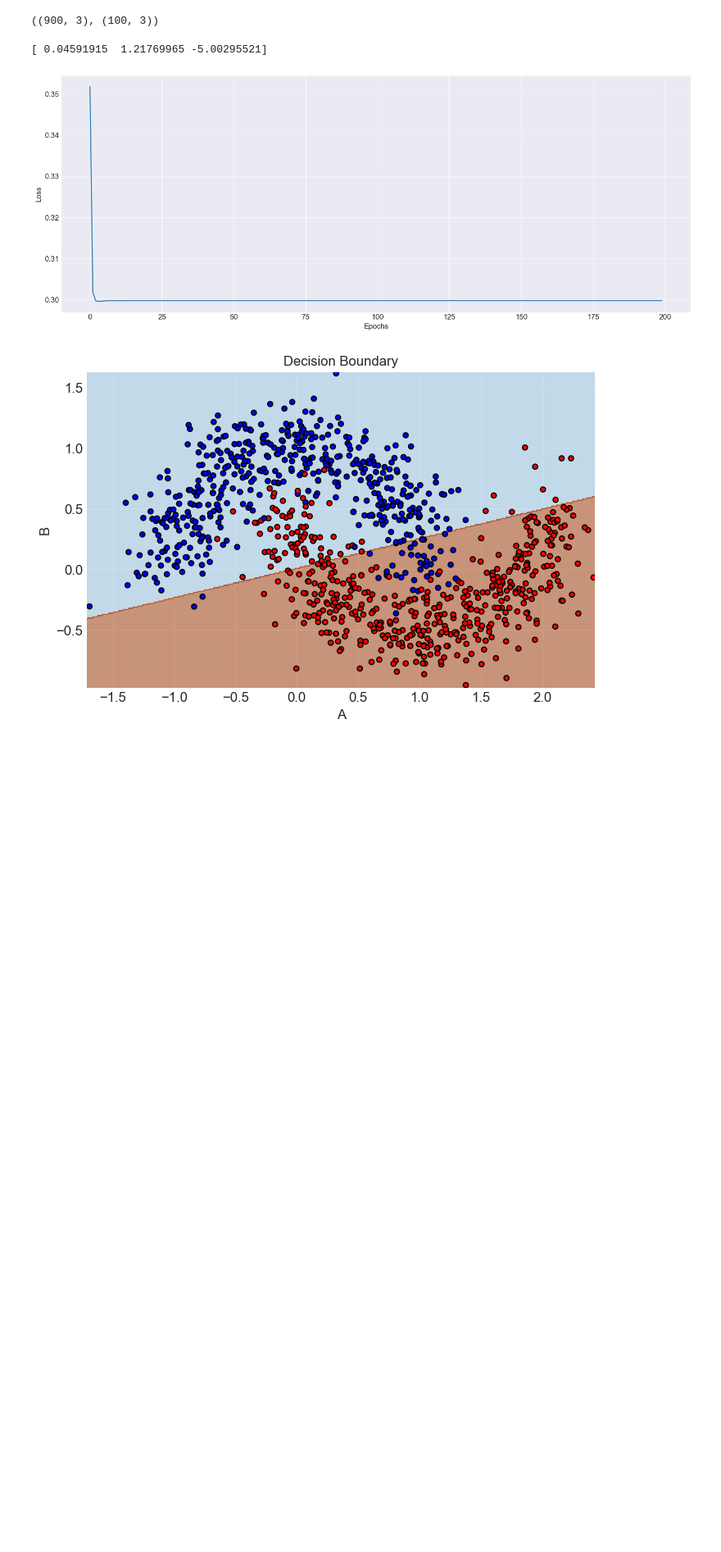
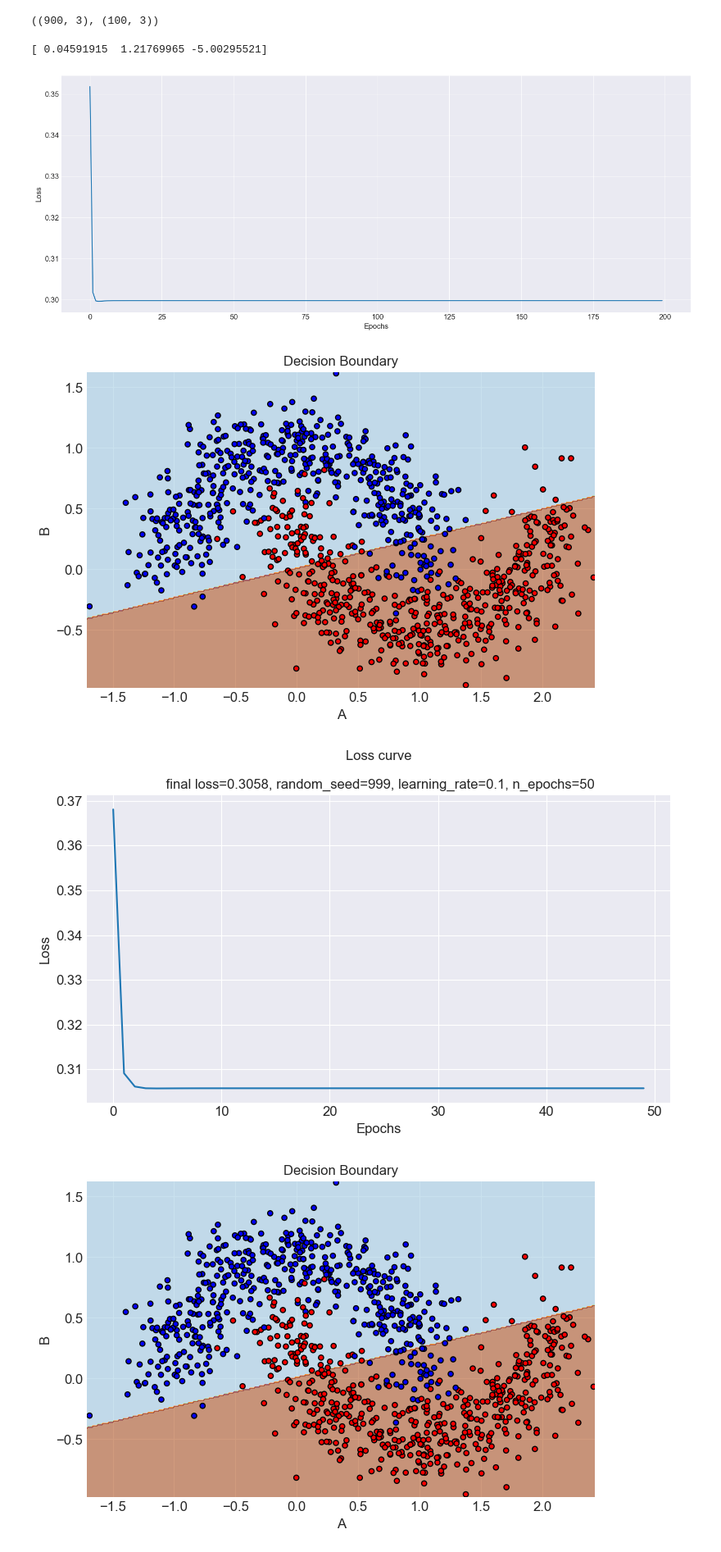
Before and after one commit to DAI-ai-code/DNN, a Jupyter notebook: asg/submissions/Agrim_8004_A02.ipynb, the cells around one changed output. Shown at 82% size. Cells and saved outputs as stored; diff of their text form; code cells hidden in the pictures; blank space fills up the shorter version.

```diff
--- a/asg/submissions/Agrim_8004_A02.ipynb
+++ b/asg/submissions/Agrim_8004_A02.ipynb
@@ -150,7 +156,7 @@ plt.show()
 [figure]
 # %%
 # Function to plot decision boundary
-def fn_plot_decision_boundary():
+def fn_plot_decision_boundary(X):
 
     # Initialize the figure with specified dimensions
     fig, ax = plt.subplots( figsize=(8, 5) )
@@ -208,2 +214,36 @@ fn_plot_decision_boundary()
 # %% [output]
 [figure]
+# %%
+# function to see possible outputs for varying parameters
+
+def single_layer_perceptron(random_seed:int, learning_rate:float, n_epochs:int):
+
+    rng = np.random.default_rng(seed=random_seed) # setting random number generator
+    epochs = np.arange(n_epochs)
+    # creating data
+    X, y = make_moons(n_samples=N_SAMPLES, shuffle=True, noise=NOISE, random_state=RANDOM_STATE)
+    # Making a dataframe
+    data_df = pd.DataFrame(X, columns=['A', 'B'])
+    data_df['target'] = y
+    # splitting data into train and test sets
+    data_train, data_test = train_test_split(data_df, random_state=random_seed,test_size=TEST_SIZE)
+    data_train, data_test = data_train.to_numpy(), data_test.to_numpy()
+    # training model on training data
+    train_loss, trained_weights = train_weights(data_train, alpha=learning_rate, n_epoch=n_epochs)
+
+    # plotting loss curve
+    plt.figure(figsize=(8, 5))
+    plt.plot(epochs, train_loss)
+    plt.xlabel('Epochs')
+    plt.ylabel('Loss')
+    plt.title(f'Loss curve\n\n final loss={train_loss[-1]:.4f}, random_seed={random_seed}, learning_rate={learning_rate}, n_epochs={n_epochs}')
+    plt.tight_layout()
+    plt.show()
+    # plotting decision boundary
+    fn_plot_decision_boundary(X)
+# %%
+# calling the function
+single_layer_perceptron(random_seed=999, learning_rate=0.1, n_epochs=50)
+# %% [output]
+[figure, added]
+[figure, added]
```
Also changed, not shown: parts of 5 cells of this notebook, 2 other files.
